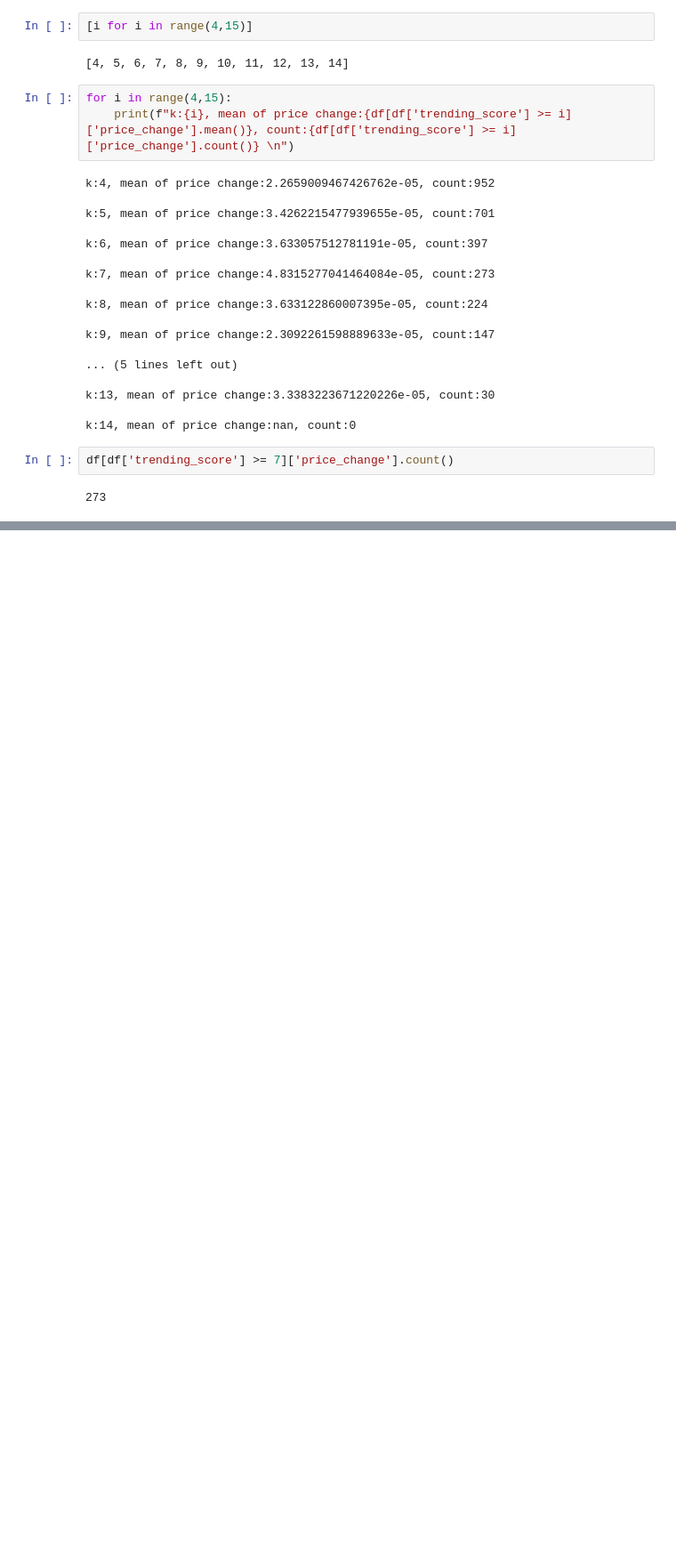
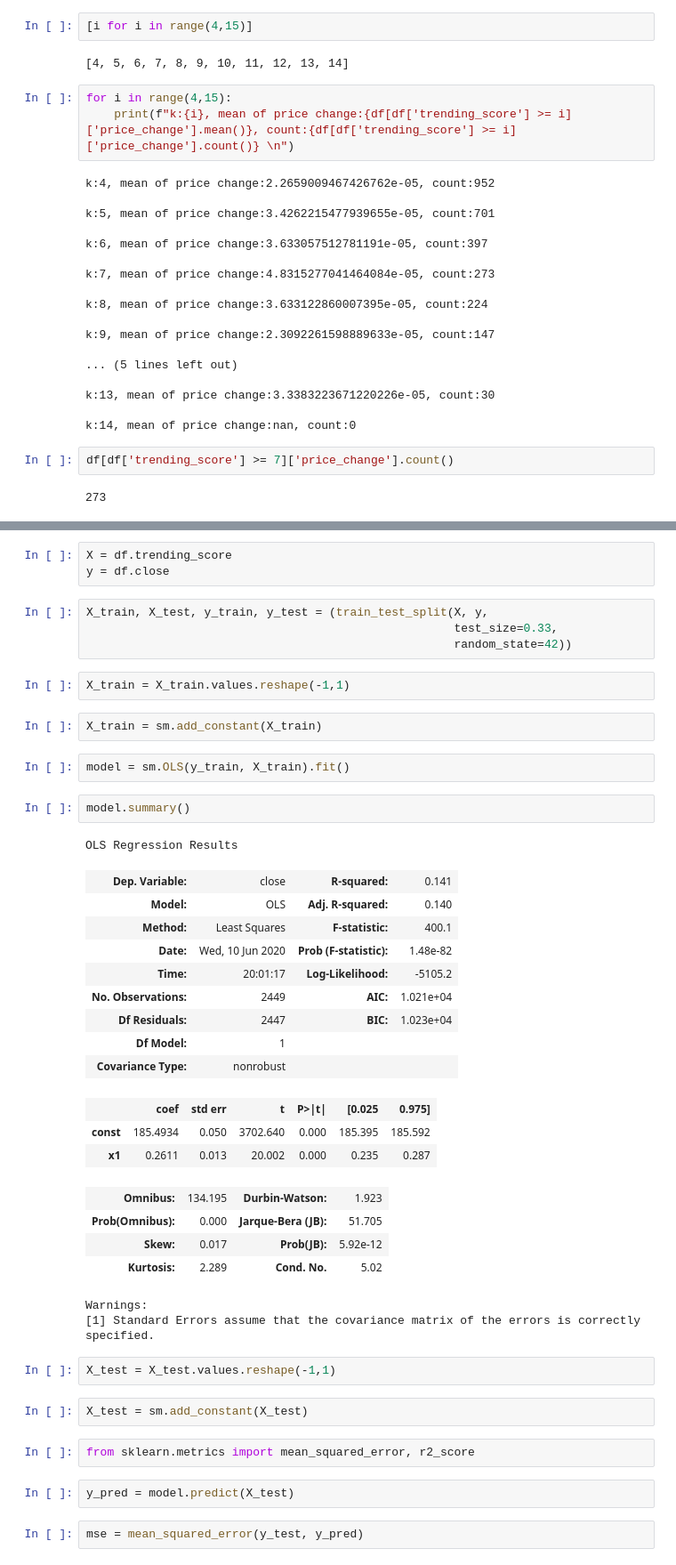
Before and after one commit to jcanque777/stock_market_data_prediction, a Jupyter notebook: msft_data.ipynb, the cells around one changed output, grey strips where cells are left out. Shown: that part at 89% size. Cells and saved outputs as stored; diff of their text form; blank space fills up the shorter version.

```diff
--- a/msft_data.ipynb
+++ b/msft_data.ipynb
@@ -580,0 +703,45 @@ df[df['trending_score'] >= 7]['price_change'].count()
+# %%
+X = df.trending_score
+y = df.close
+# %%
+X_train, X_test, y_train, y_test = (train_test_split(X, y,
+                                                     test_size=0.33,
+                                                     random_state=42))
+# %%
+X_train = X_train.values.reshape(-1,1)
+# %%
+X_train = sm.add_constant(X_train)
+# %%
+model = sm.OLS(y_train, X_train).fit()
+# %%
+model.summary()
+# %% [output]
+OLS Regression Results
+| Dep. Variable: | close | R-squared: | 0.141 |
+| Model: | OLS | Adj. R-squared: | 0.140 |
+| Method: | Least Squares | F-statistic: | 400.1 |
+| Date: | Wed, 10 Jun 2020 | Prob (F-statistic): | 1.48e-82 |
+| Time: | 20:01:17 | Log-Likelihood: | -5105.2 |
+| No. Observations: | 2449 | AIC: | 1.021e+04 |
+| Df Residuals: | 2447 | BIC: | 1.023e+04 |
+| Df Model: | 1 |  |  |
+| Covariance Type: | nonrobust |  |  |
+|  | coef | std err | t | P>|t| | [0.025 | 0.975] |
+| const | 185.4934 | 0.050 | 3702.640 | 0.000 | 185.395 | 185.592 |
+| x1 | 0.2611 | 0.013 | 20.002 | 0.000 | 0.235 | 0.287 |
+| Omnibus: | 134.195 | Durbin-Watson: | 1.923 |
+| Prob(Omnibus): | 0.000 | Jarque-Bera (JB): | 51.705 |
+| Skew: | 0.017 | Prob(JB): | 5.92e-12 |
+| Kurtosis: | 2.289 | Cond. No. | 5.02 |
+Warnings:
+[1] Standard Errors assume that the covariance matrix of the errors is correctly specified.
+# %%
+X_test = X_test.values.reshape(-1,1)
+# %%
+X_test = sm.add_constant(X_test)
+# %%
+from sklearn.metrics import mean_squared_error, r2_score
+# %%
+y_pred = model.predict(X_test)
+# %%
+mse = mean_squared_error(y_test, y_pred)
```
Also changed, not shown: parts of 50 cells of this notebook.
